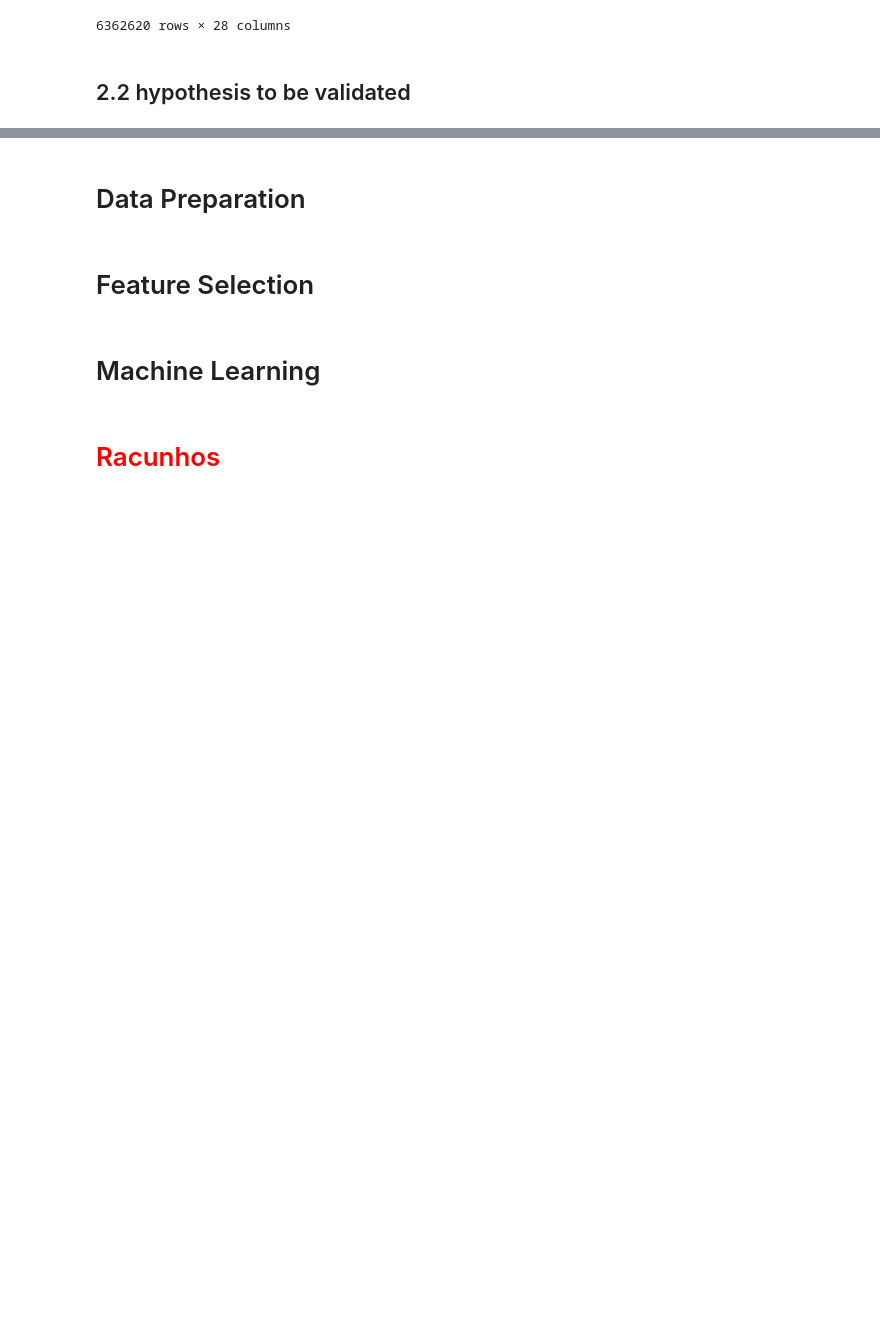
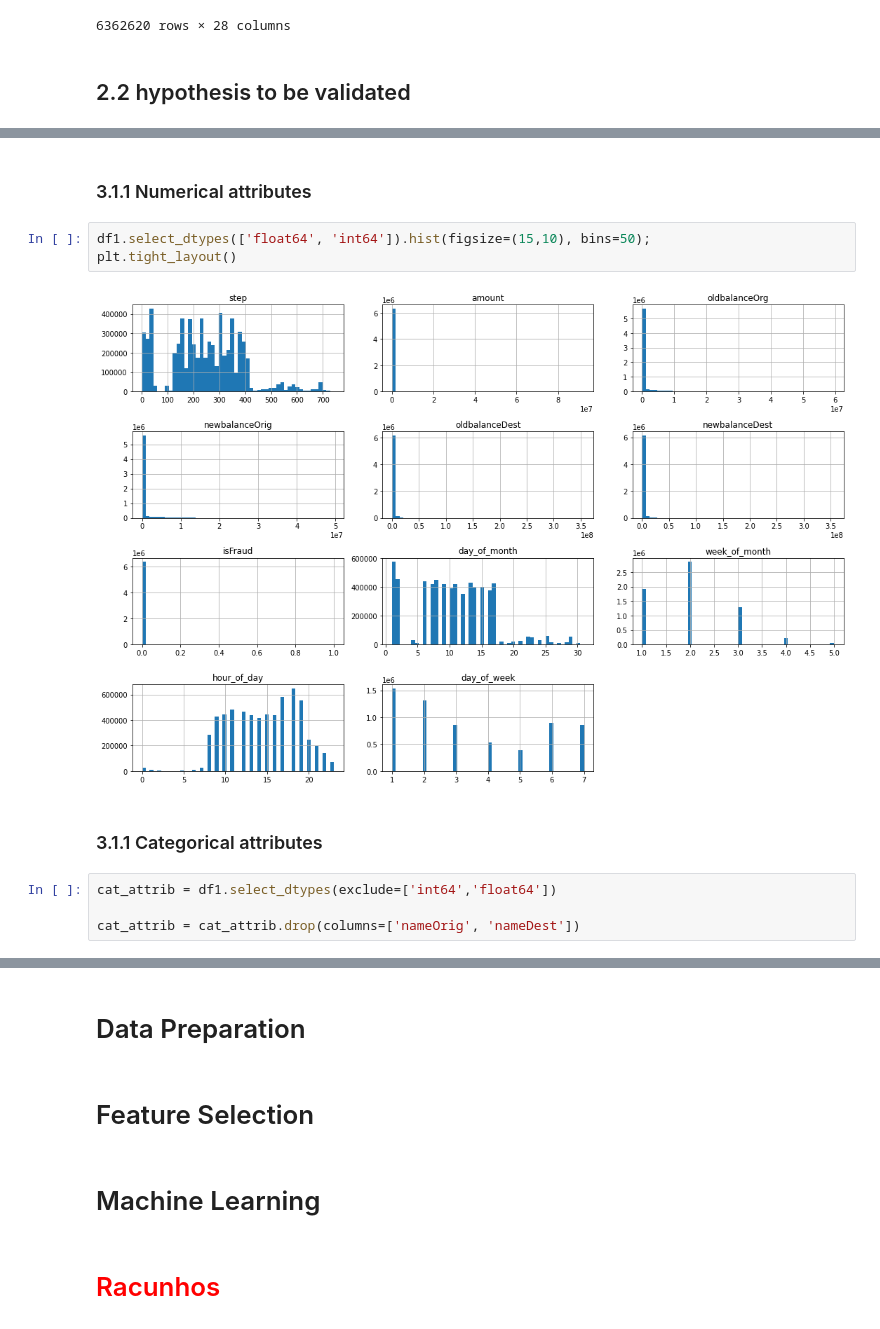
Before and after one commit to GustavoHBDuarte/fraud-detection, a Jupyter notebook: notebook_main.ipynb, the cells around one changed output, grey strips where cells are left out. Drawn from its saved outputs; the diff is of its cells as text; blank space fills up the shorter version.

```diff
--- a/notebook_main.ipynb
+++ b/notebook_main.ipynb
@@ -692,0 +728,13 @@ df
+# %% [markdown]
+### 3.1.1 Numerical attributes
+# %%
+df1.select_dtypes(['float64', 'int64']).hist(figsize=(15,10), bins=50);
+plt.tight_layout()
+# %% [output]
+[figure, added]
+# %% [markdown]
+### 3.1.1 Categorical attributes
+# %%
+cat_attrib = df1.select_dtypes(exclude=['int64','float64'])
+
+cat_attrib = cat_attrib.drop(columns=['nameOrig', 'nameDest'])
```
Also changed, not shown: parts of 63 cells of this notebook.
